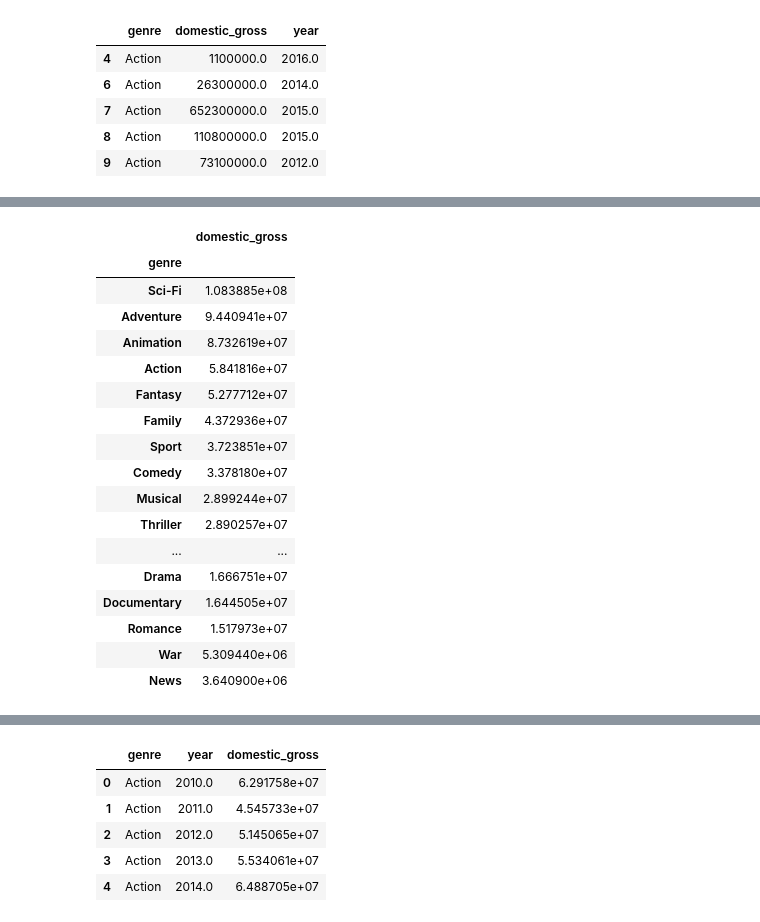
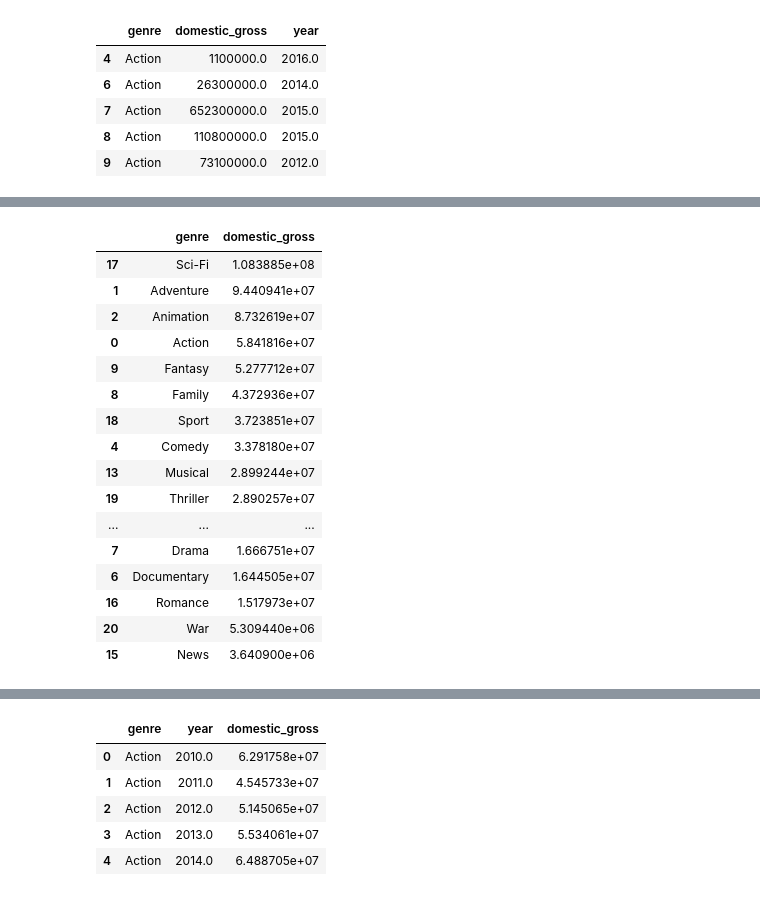
Before and after one commit to tramsay-deloitte/Dollywood, a Jupyter notebook: Thomas - Data Exploration.ipynb, the cells around one changed output, grey strips where cells are left out. Saved outputs shown, nothing was run; the diff lists cells and outputs as text; code cells hidden in the pictures.

```diff
--- a/Thomas - Data Exploration.ipynb
+++ b/Thomas - Data Exploration.ipynb
@@ -317,23 +329,22 @@ genres_gross.head()
 # %%
 #print the genres that have the most domestic gross revenue over the entire time period
-top_genres = genres_gross[['genre', 'domestic_gross']].groupby(['genre']).mean()
+top_genres = genres_gross[['genre', 'domestic_gross']].groupby(['genre']).mean().reset_index()
 top_genres.sort_values(by = 'domestic_gross', ascending = False)
 # %% [output]
-|  | domestic_gross |
-| genre |  |
-| Sci-Fi | 1.083885e+08 |
-| Adventure | 9.440941e+07 |
-| Animation | 8.732619e+07 |
-| Action | 5.841816e+07 |
-| Fantasy | 5.277712e+07 |
-| Family | 4.372936e+07 |
-| Sport | 3.723851e+07 |
-| Comedy | 3.378180e+07 |
-| Musical | 2.899244e+07 |
-| Thriller | 2.890257e+07 |
-| ... | ... |
-| Drama | 1.666751e+07 |
-| Documentary | 1.644505e+07 |
-| Romance | 1.517973e+07 |
-| War | 5.309440e+06 |
-| News | 3.640900e+06 |
+|  | genre | domestic_gross |
+| 17 | Sci-Fi | 1.083885e+08 |
+| 1 | Adventure | 9.440941e+07 |
+| 2 | Animation | 8.732619e+07 |
+| 0 | Action | 5.841816e+07 |
+| 9 | Fantasy | 5.277712e+07 |
+| 8 | Family | 4.372936e+07 |
+| 18 | Sport | 3.723851e+07 |
+| 4 | Comedy | 3.378180e+07 |
+| 13 | Musical | 2.899244e+07 |
+| 19 | Thriller | 2.890257e+07 |
+| ... | ... | ... |
+| 7 | Drama | 1.666751e+07 |
+| 6 | Documentary | 1.644505e+07 |
+| 16 | Romance | 1.517973e+07 |
+| 20 | War | 5.309440e+06 |
+| 15 | News | 3.640900e+06 |
```
Also changed, not shown: parts of 2 cells of this notebook.
